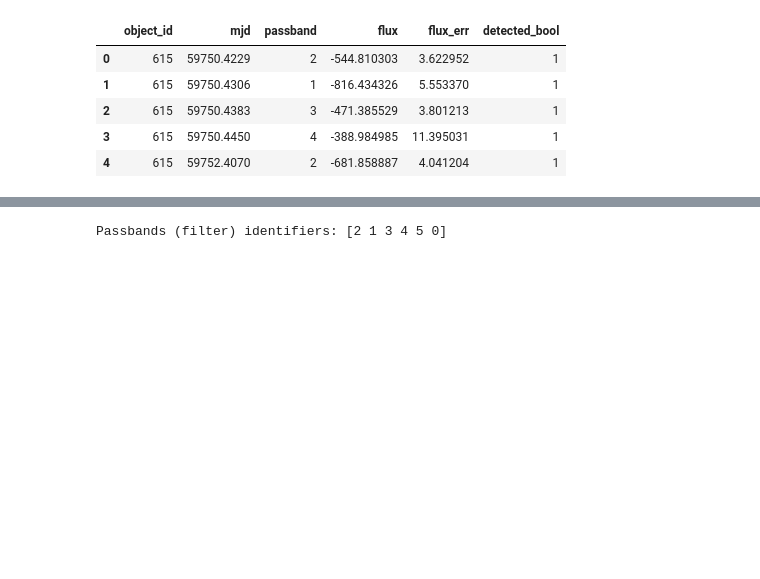
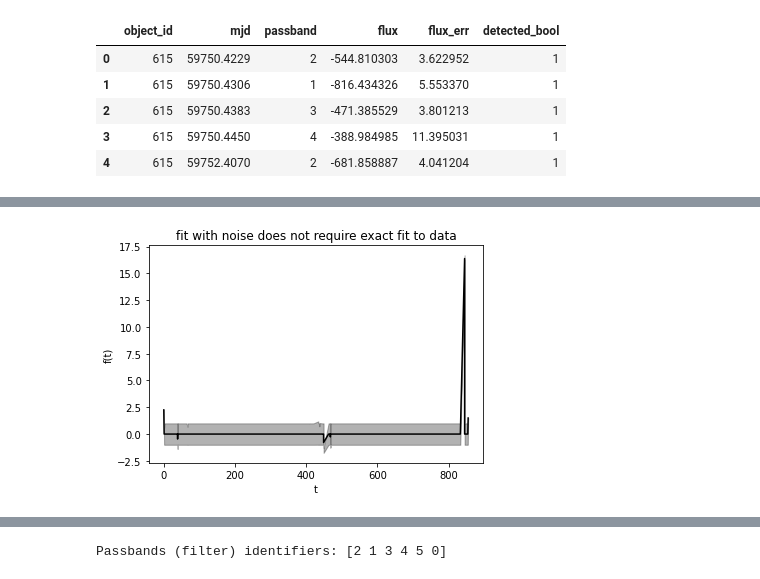
Before and after one commit to ahmadryan/MLTSA_RQudsi, a Jupyter notebook: HW9_RQudsi/Assignemnt9_MLTSA.ipynb, the cells around one changed output, grey strips where cells are left out. Drawn from its saved outputs; the diff is of its cells as text; code cells hidden in the pictures; blank space fills up the shorter version.

```diff
--- a/HW9_RQudsi/Assignemnt9_MLTSA.ipynb
+++ b/HW9_RQudsi/Assignemnt9_MLTSA.ipynb
@@ -67,0 +264,14 @@ lcvs.head()
+# %%
+# Plot the function, the prediction and the 95% confidence interval based on
+# the MSE
+pl.figure()
+#pl.plot(df_84716_n.index, df_84716_n.flux, '.', color='IndianRed', markersize=10, label='Observations')
+#pl.errorbar(df_84716_n.index, df_84716_n.flux, yerr=df_84716_n.flux_err, fmt='.', color='k')
+pl.plot(df_84716_n.index, df_84716_n[0,'flux'], 'k-', label='Prediction')
+pl.fill_between(df_84716_n.index, df_84716_n[0,'flux'] - df_84716_n[0,'flux_err'], y_predict + df_84716_n[0,'flux_err'],
+        alpha=.3, color='k')
+pl.xlabel('t')
+pl.ylabel('f(t)')
+pl.title("fit with noise does not require exact fit to data");
+# %% [output]
+[figure, added]
```
Also changed, not shown: parts of 35 cells of this notebook.
